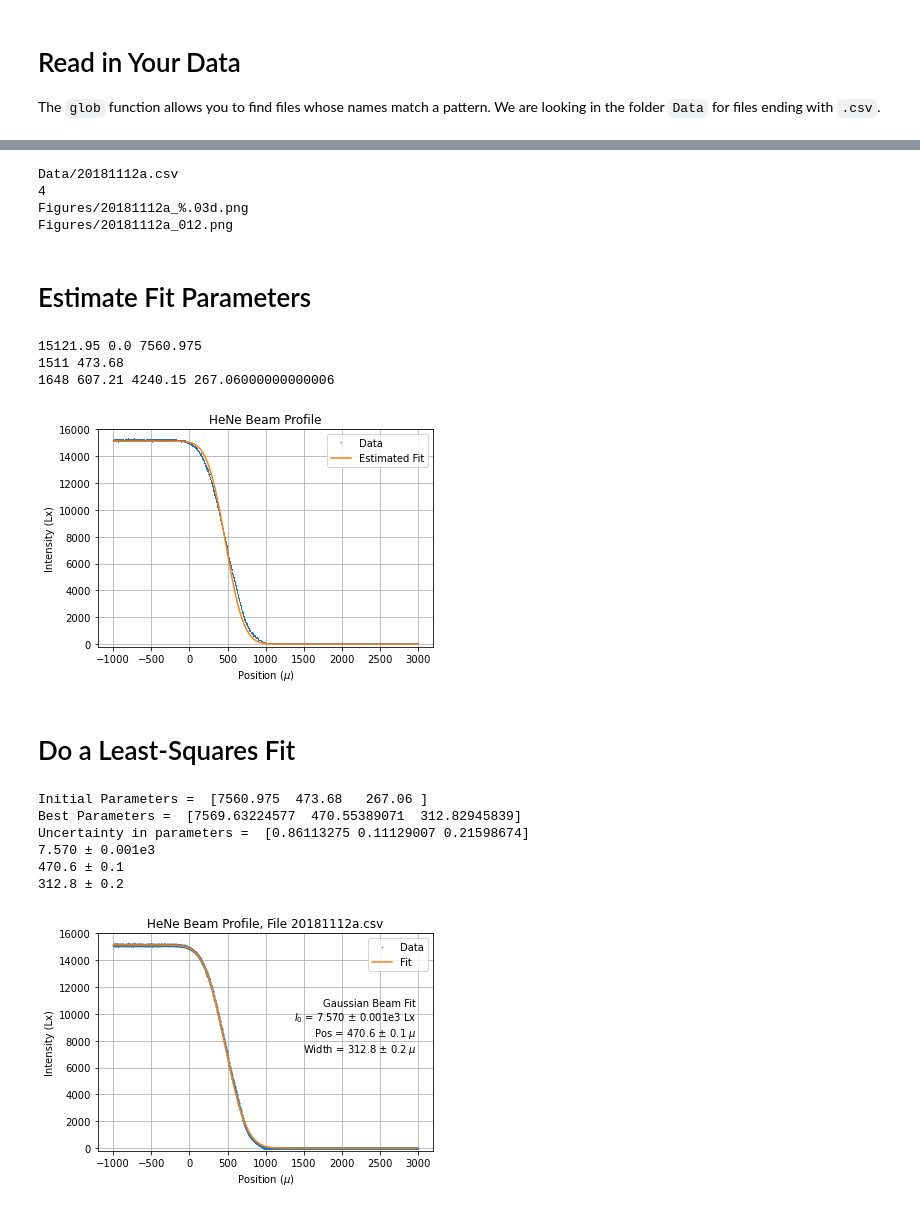
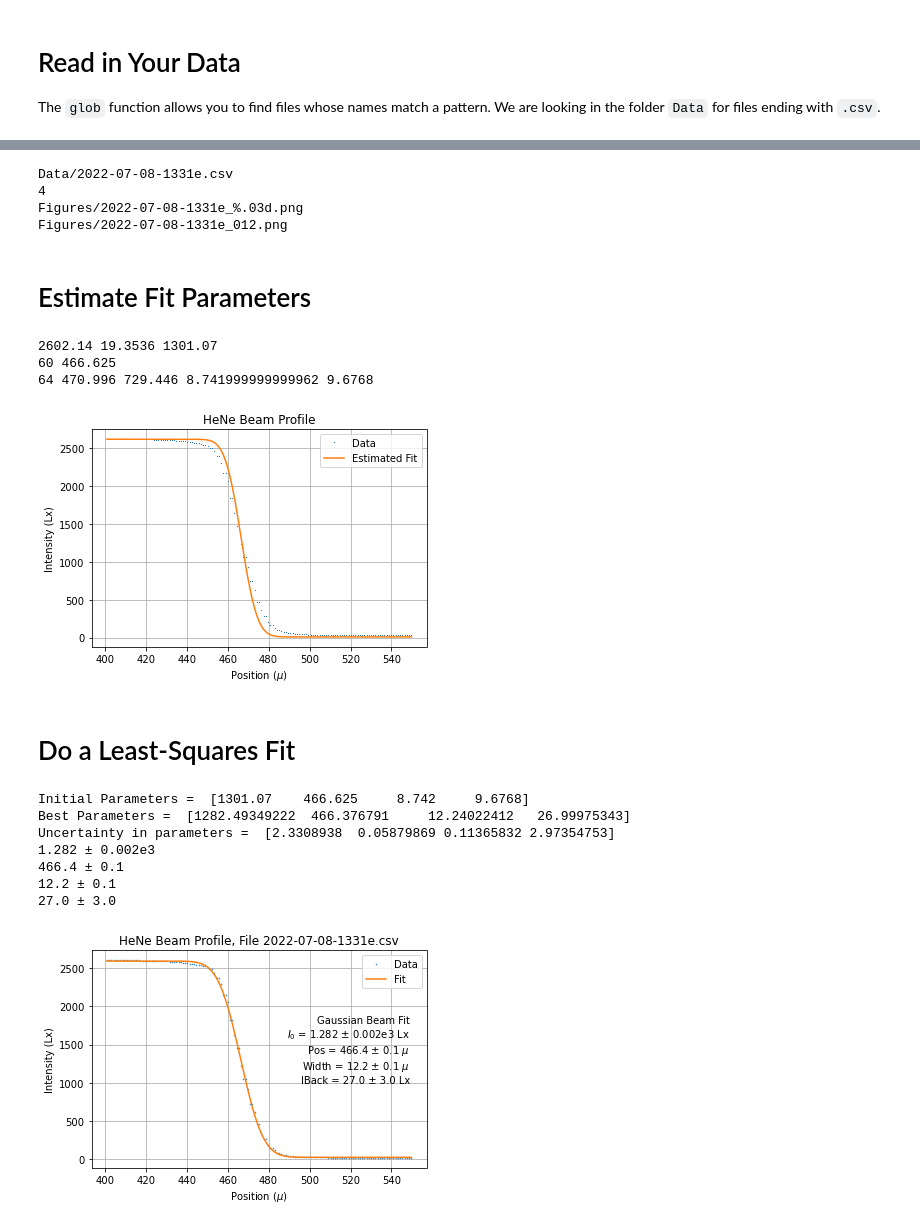
Before and after one commit to profhuster/mBFY22-LaserBeamProfile, a Jupyter notebook: FitGaussianBeam_Orig.ipynb, the cells around one changed output, grey strips where cells are left out. Drawn from its saved outputs; the diff is of its cells as text; code cells hidden in the pictures.

```diff
--- a/FitGaussianBeam_Orig.ipynb
+++ b/FitGaussianBeam_Orig.ipynb
@@ -39,6 +39,7 @@ The `glob` function allows you to find files whose names match a pattern. We are
 dataFolder = "Data"
 globMatch = "*.csv"
 files = glob("/".join([dataFolder,globMatch]))
+files.sort()
 for (i, f) in enumerate(files):
     print("{}: {}".format(i, f))
 iFile = int(input("Enter file number: "))
@@ -47,7 +48,7 @@ figName = "Figures/" + dataFile[dataFile.find("/")+1:dataFile.rfind('.')] + r"_%
 
 print("Getting data from {}".format(dataFile))
 data = np.genfromtxt(dataFile, comments='#', delimiter=',')
-pos = data[:,2]
+pos = data[:,1]
 I = data[:,3]
 # Do a quick plot
 plt.plot(pos, I)
@@ -62,5 +66,7 @@ Getting data from Data/20181112a.csv
 # %%
-print((pos > 500) & (pos < 1500))
-iGood = np.where((pos > -500) & (pos < 1500))
-plt.plot(pos[iGood], I[iGood])
+#print((pos > 100) & (pos < 2800))
+iGood = np.where((pos > 400) & (pos < 550))
+pos = pos[iGood]
+I = I[iGood]
+plt.plot(pos, I)
 # %% [output]
@@ -74,10 +79,10 @@ figName = "Figures/" + dataFile[dataFile.find("/")+1:dataFile.rfind('.')] + r"_%
 print(figName)
 print(figName%12)
 # %% [output]
-Data/20181112a.csv
+Data/2022-07-08-1331e.csv
 4
-Figures/20181112a_%.03d.png
-Figures/20181112a_012.png
+Figures/2022-07-08-1331e_%.03d.png
+Figures/2022-07-08-1331e_012.png
 # %% [markdown]
 # Estimate Fit Parameters
 # %%
@@ -94,43 +99,45 @@ else:
     bErf = True
     fcn = negErfc
 
-def beamProfile(pos, I0, pos0, width):
-    return I0 * fcn((pos - pos0) / width)
+def beamProfile(pos, I0, pos0, width, IBack):
+    return I0 * fcn((pos - pos0) / width) + IBack
 
 I0Est = 0.5 * np.max([IStart, IEnd])
+IBackEst = 0.5 * np.min([IStart, IEnd])
 print(IStart, IEnd, I0Est)
 halfIdx = (np.abs(I - I0Est)).argmin()
 posEst = pos[halfIdx]
 print(halfIdx, posEst)
 eIdx = (np.abs(I - I0Est / np.sqrt(np.pi))).argmin()
 widthEst = 2.0 * np.abs(pos[halfIdx] - pos[eIdx])
-print(eIdx, pos[eIdx], I[eIdx], widthEst)
+print(eIdx, pos[eIdx], I[eIdx], widthEst, IBackEst)
 # %% [output]
-15121.95 0.0 7560.975
-1511 473.68
-1648 607.21 4240.15 267.06000000000006
+2602.14 19.3536 1301.07
+60 466.625
+64 470.996 729.446 8.741999999999962 9.6768
 # %%
 pos0 = posEst
 width = widthEst
 I0 = I0Est
+IBack = IBackEst
 fig = plt.figure()
 ax = fig.add_subplot(111)
 ax.plot(pos, I, ',', label='Data')
 #ax.set_xlim(-200,1200)
-ax.set_ylim(-200,16000)
+# ax.set_ylim(-200,16000)
 ax.grid()
-ax.plot(pos, beamProfile(pos, I0, pos0, width), label='Estimated Fit')
+ax.plot(pos, beamProfile(pos, I0, pos0, width, IBack), label='Estimated Fit')
 ax.legend()
 ax.set_xlabel('Position ($\mu$)')
 ax.set_ylabel('Intensity (Lx)')
 ax.set_title('HeNe Beam Profile')
 pass
 # %% [output]
-[figure, old version]
+[figure, new version]
 # %% [markdown]
 # Do a Least-Squares Fit
 # %%
-initParams = np.array((I0Est, posEst, widthEst))
+initParams = np.array((I0Est, posEst, widthEst, IBackEst))
 popt, pcov = curve_fit(beamProfile, pos, I, p0=initParams)
 # print results
 print("Initial Parameters = ", initParams)
@@ -138,41 +145,44 @@ print("Best Parameters = ", popt)
 perr = np.sqrt(np.diag(pcov))
 print("Uncertainty in parameters = ", perr)
 
-(I0Fit, posFit, widthFit) = popt
-(I0Unc, posUnc, widthUnc) = perr
-IFit = beamProfile(pos, I0Fit, posFit, widthFit)
+(I0Fit, posFit, widthFit, IBackFit) = popt
+(I0Unc, posUnc, widthUnc, IBackFitUnc) = perr
+IFit = beamProfile(pos, I0Fit, posFit, widthFit, IBackFit)
 print(eng_str(I0Fit, I0Unc, n=3))
 print(eng_str(posFit, posUnc, n=1))
 print(eng_str(widthFit, widthUnc, n=1))
+print(eng_str(IBackFit, IBackFitUnc, n=1))
 # %% [output]
-Initial Parameters =  [7560.975  473.68   267.06 ]
-Best Parameters =  [7569.63224577  470.55389071  312.82945839]
-Uncertainty in parameters =  [0.86113275 0.11129007 0.21598674]
-7.570 ± 0.001e3
-470.6 ± 0.1
-312.8 ± 0.2
+Initial Parameters =  [1301.07    466.625     8.742     9.6768]
+Best Parameters =  [1282.49349222  466.376791     12.24022412   26.99975343]
+Uncertainty in parameters =  [2.3308938  0.05879869 0.11365832 2.97354753]
+1.282 ± 0.002e3
+466.4 ± 0.1
+12.2 ± 0.1
+27.0 ± 3.0
 # %%
 fig = plt.figure()
 ax = fig.add_subplot(111)
 ax.plot(pos, I, '.', label='Data', ms=1)
 #ax.set_xlim(-200,1200)
-ax.set_ylim(-200,16000)
+#ax.set_ylim(-200,16000)
 ax.grid()
 ax.plot(pos, IFit, label='Fit')
 text = f"""Gaussian Beam Fit
 $I_0$ = {eng_str(I0Fit, I0Unc, n=3)} Lx
 Pos = {eng_str(posFit, posUnc, n=1)} $\mu$
-Width = {eng_str(widthFit, widthUnc, n=1)} $\mu$"""
+Width = {eng_str(widthFit, widthUnc, n=1)} $\mu$
+IBack = {eng_str(IBackFit, IBackFitUnc, n=1)} Lx"""
 ax.legend()
 ax.text(0.95, 0.7, text, horizontalalignment='right', verticalalignment='top', \
         transform=ax.transAxes)
 ax.set_xlabel('Position ($\mu$)')
 ax.set_ylabel('Intensity (Lx)')
 ax.set_title(f'HeNe Beam Profile, File {dataFile[dataFile.find("20"):]}')
 fig.savefig(figName%0, dpi=300)
 pass
 # %% [output]
-[figure, old version]
+[figure, new version]
 # %%
 fig = plt.figure()
 ax = fig.add_subplot(111)
```
Also changed, not shown: parts of 12 cells of this notebook.
